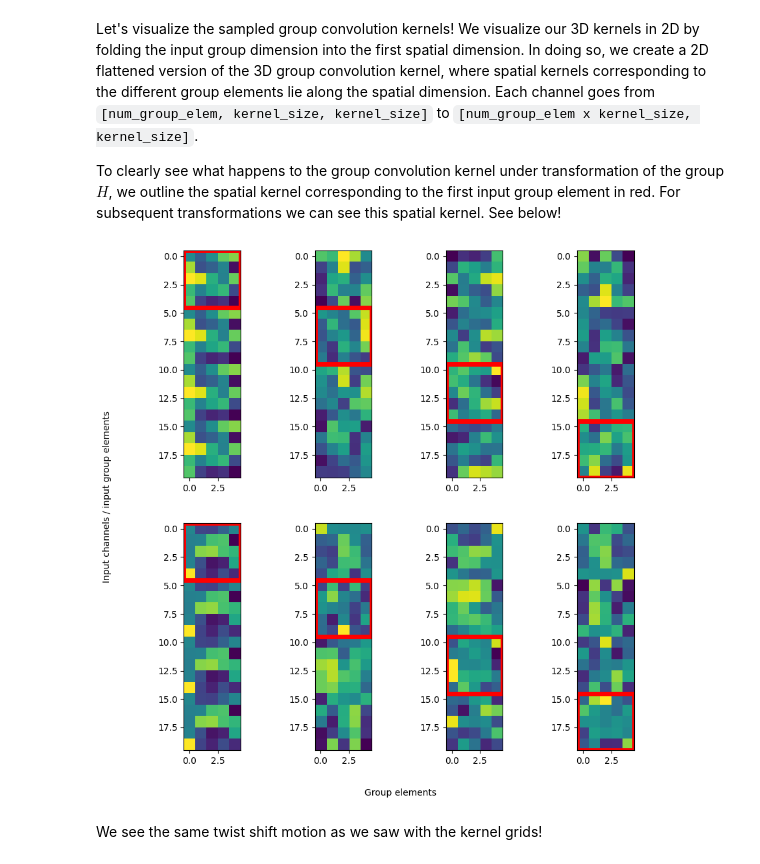
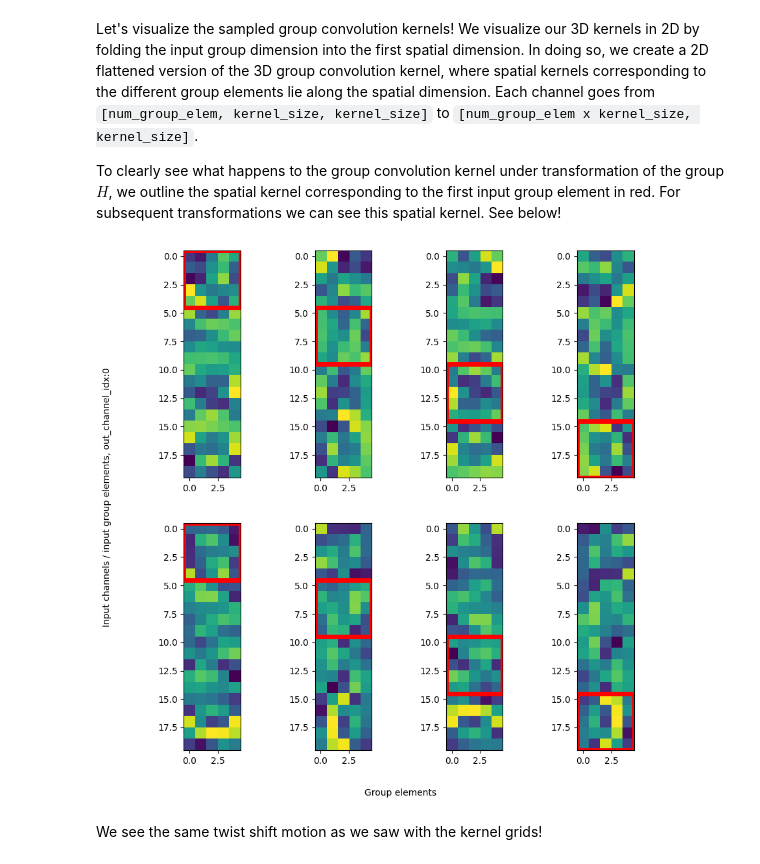
Before and after one commit to Sar2580P/Building-Computer-Vision-Projects-with-OpenCV4-and-CPlusPlus, a Jupyter notebook: docs/tutorial_notebooks/DL2/Geometric_deep_learning/tutorial1_regular_group_convolutions.ipynb, the cells around one changed output. Drawn from its saved outputs; the diff is of its cells as text; code cells hidden in the pictures.

```diff
--- a/docs/tutorial_notebooks/DL2/Geometric_deep_learning/tutorial1_regular_group_convolutions.ipynb
+++ b/docs/tutorial_notebooks/DL2/Geometric_deep_learning/tutorial1_regular_group_convolutions.ipynb
@@ -891,13 +893,11 @@ class GroupKernelBase(torch.nn.Module):
         transformed_grid_R2 = torch.stack(self.get_transformed_grid_R2_list(), dim=1)
         ## AND ENDS HERE ##
 
-        print(transformed_grid_R2.shape)
-
         # Transform the grid defined over H with the sampled group elements. We want a grid of
         # shape [|H|, |H|]. Make sure to stack the transformed like above (over the 1st dim).
 
         ## YOUR CODE STARTS HERE ##
-        transformed_grid_H = torch.ger(group_elements, group_elements)
+        transformed_grid_H = group_elements.view(1, -1).repeat(group_elements.numel(),1)
         ## AND ENDS HERE ##
 
         # Rescale values to between -1 and 1, we do this to please the torch
@@ -1140,35 +1139,35 @@ plt.rcParams['figure.figsize'] = [10, 10]
 # For ease of viewing, we fold the input group dimension into the spatial x dimension
 weights_t = weights.view(
     igk.out_channels,
     igk.group.elements().numel(),
     igk.in_channels,
     igk.group.elements().numel() * igk.kernel_size,
     igk.kernel_size
 )
 
 # pick an output channel to visualize
 out_channel_idx = 0
 
 # create [in_channels, group_elements] figures
 fig, ax = plt.subplots(igk.in_channels, igk.group.elements().numel())
 
 for in_channel in range(igk.in_channels):
     for group_elem in range(igk.group.elements().numel()):
         ax[in_channel, group_elem].imshow(
             weights_t[out_channel_idx, group_elem, in_channel, :, :].detach()
         )
 
         # Outline the spatial kernel corresponding to the first group element under canonical transformation
         rect = matplotlib.patches.Rectangle(
             (-0.5, group_elem * weights_t.shape[-1] - 0.5), weights_t.shape[-1], weights_t.shape[-1], linewidth=5, edgecolor='r', facecolor='none')
         ax[in_channel, group_elem].add_patch(rect)
 
 fig.text(0.5, 0.04, 'Group elements', ha='center')
-fig.text(0.04, 0.5, 'Input channels / input group elements', va='center', rotation='vertical')
+fig.text(0.04, 0.5, f'Input channels / input group elements, out_channel_idx:{out_channel_idx}', va='center', rotation='vertical')
 
 plt.show()
 # %% [output]
-[figure, old version]
+[figure, new version]
 # %% [markdown]
 We see the same twist shift motion as we saw with the kernel grids!
 # %% [markdown]
```
Also changed, not shown: parts of 5 cells of this notebook.
